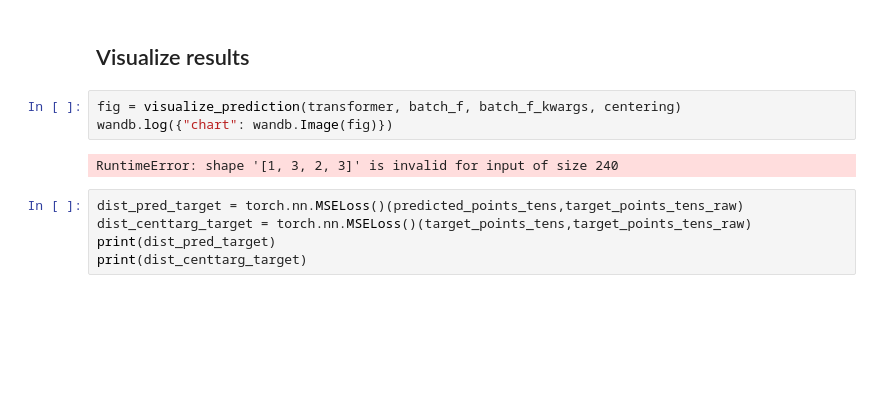
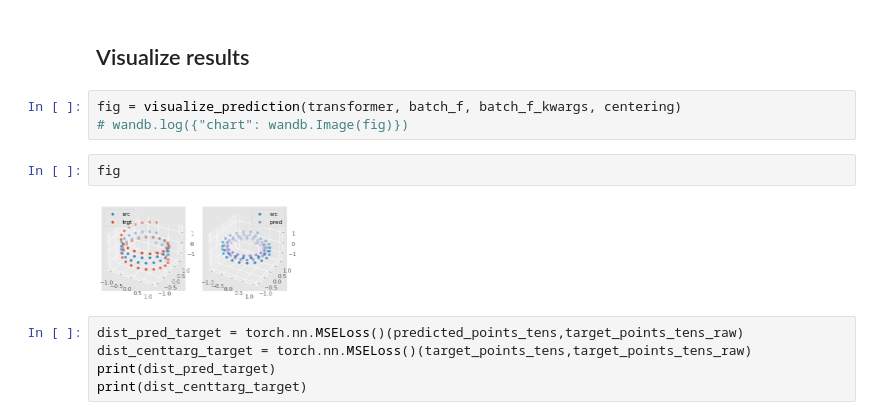
Before and after one commit to ymentha14/se3_molecule_generation, a Jupyter notebook: notebooks/se3.ipynb, the cells around one changed output. Drawn from its saved outputs; the diff is of its cells as text; blank space fills up the shorter version.

```diff
--- a/notebooks/se3.ipynb
+++ b/notebooks/se3.ipynb
@@ -145,9 +95,11 @@ Epoch 11
 ## Visualize results
 # %%
 fig = visualize_prediction(transformer, batch_f, batch_f_kwargs, centering)
-wandb.log({"chart": wandb.Image(fig)})
+# wandb.log({"chart": wandb.Image(fig)})
-# %% [output]
-RuntimeError: shape '[1, 3, 2, 3]' is invalid for input of size 240
+# %%
+fig
+# %% [output]
+[figure, added]
 # %%
 dist_pred_target = torch.nn.MSELoss()(predicted_points_tens,target_points_tens_raw)
 dist_centtarg_target = torch.nn.MSELoss()(target_points_tens,target_points_tens_raw)
```
Also changed, not shown: parts of 11 cells of this notebook, 2 other files.
